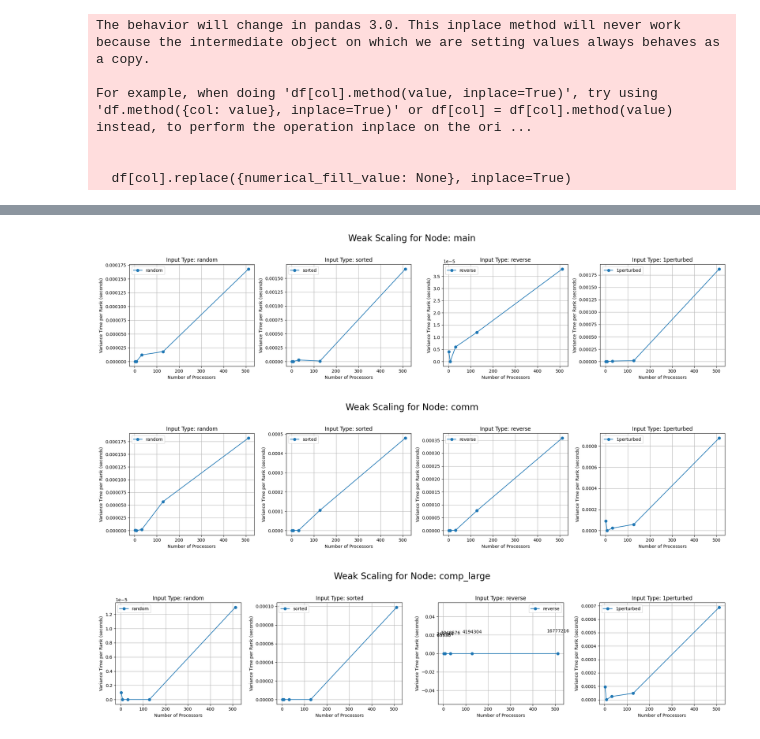
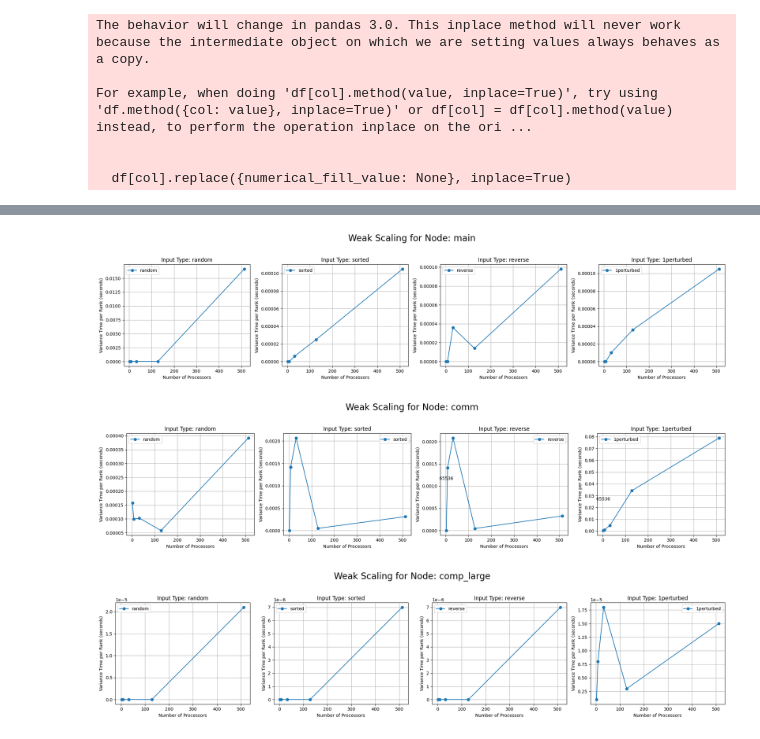
Before and after one commit to AlexDo12/Project_2024, a Jupyter notebook: GraphsExamples/WeakScalingRandom.ipynb, the cells around one changed output, grey strips where cells are left out. Cells and saved outputs as stored; diff of their text form; code cells hidden in the pictures.

Commit message:
added all graphs to directory for radix

```diff
--- a/GraphsExamples/WeakScalingRandom.ipynb
+++ b/GraphsExamples/WeakScalingRandom.ipynb
@@ -9,5 +11,5 @@ pd.set_option("display.max_columns", None)
 # %%
-tk = th.Thicket.from_caliperreader(glob("../weak_scale/*.cali"))
+tk = th.Thicket.from_caliperreader(glob("radixWeakScale/**/*.cali"))
 # %% [output]
 The behavior will change in pandas 3.0. This inplace method will never work because the intermediate object on which we are setting values always behaves as a copy.
 
@@ -77,7 +79,7 @@ input_types = ["random", "sorted", "reverse", "1perturbed"]
 xlabels = ["Min Time per Rank (seconds)", "Max Time per Rank (seconds)", "Avg Time per Rank (seconds)", "Total Time per Rank (seconds)", "Variance Time per Rank (seconds)"]
 time_types = ["Min time/rank", "Max time/rank", "Avg time/rank", "Total time", "Variance time/rank"]
 file_output_label = ["min", "max", "avg", "total", "variance"]
-type_selector = 2
+type_selector = 4
 
 # Prepare output folder for plots
 output_dir = '../plot_outputs'
@@ -164,36 +166,36 @@ def plot_weak_scaling(tk, input_types):
 #         node_name = node.frame['name']
 #         if node_name in ('comp_large', 'comm', 'main'):
 #             for input_type in input_types:
 #                 fig, ax = plt.subplots(figsize=(10, 6))
 #                 data = tk.dataframe[(tk.dataframe["input_type"] == input_type) & (tk.dataframe['node'] == node)]
 #                 data = data.sort_values("num_procs")
 #                 ax.plot(
 #                     data["num_procs"],
 #                     data["Avg time/rank"],
 #                     marker='o',
 #                     linestyle='-',
 #                     label=f'{input_type}'
 #                 )
 #                 # Annotate each data point with the array size
 #                 for i, row in data.iterrows():
 #                     ax.annotate(
 #                         f'{int(row["input_size"])}',
 #                         (row["num_procs"], row["Avg time/rank"]),
 #                         textcoords="offset points",
 #                         xytext=(0,10),
 #                         ha='center'
 #                     )
 #                 ax.set_title(f'Weak Scaling for {input_type} on {node_name}')
 #                 ax.set_xlabel('Number of Processors')
 #                 ax.set_ylabel('Average Time per Rank (seconds)')
 #                 ax.legend()
 #                 plt.show()
 
 plot_weak_scaling(tk, input_types)
 # %% [output]
-[figure, old version]
+[figure, new version]
-[figure, old version]
+[figure, new version]
-[figure, old version]
+[figure, new version]
 # %%
 tk.dataframe = tk.dataframe.reset_index()#.set_index(["node"])
 tk.dataframe
```
Also changed, not shown: parts of 4 cells of this notebook, 35 other files.
